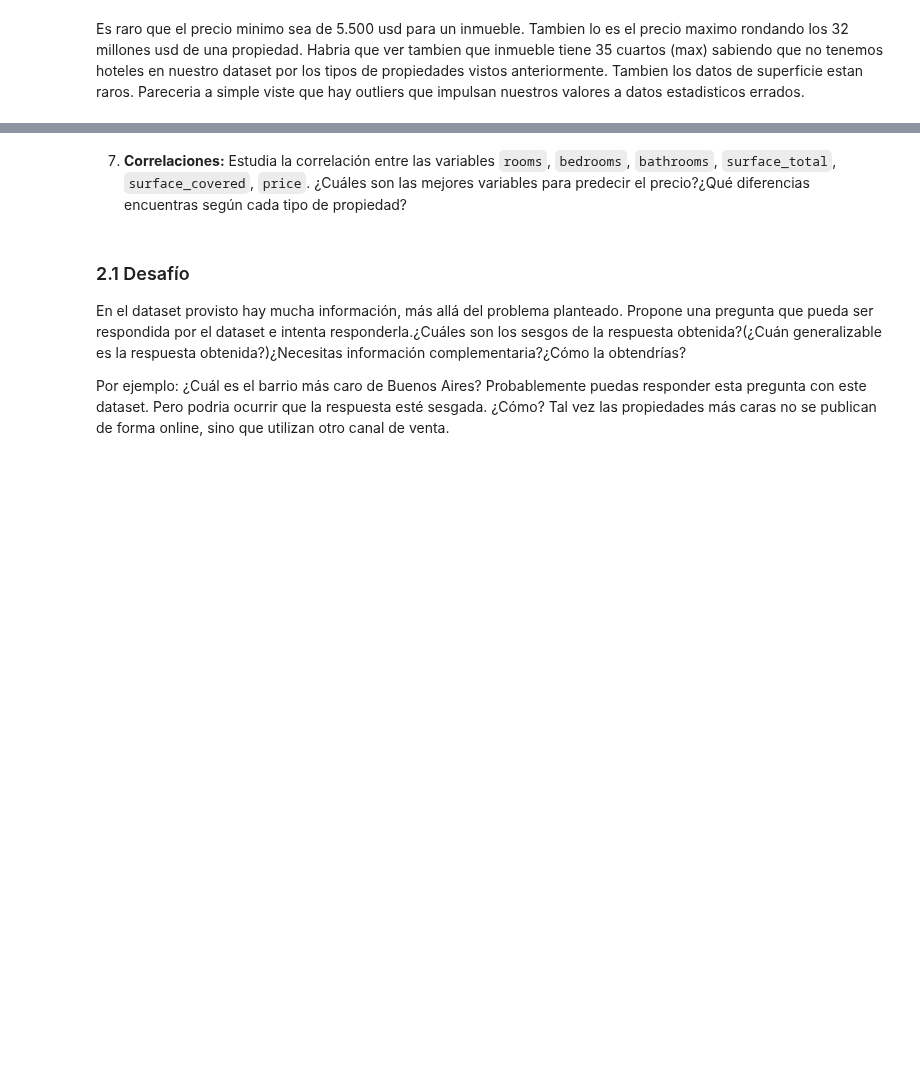
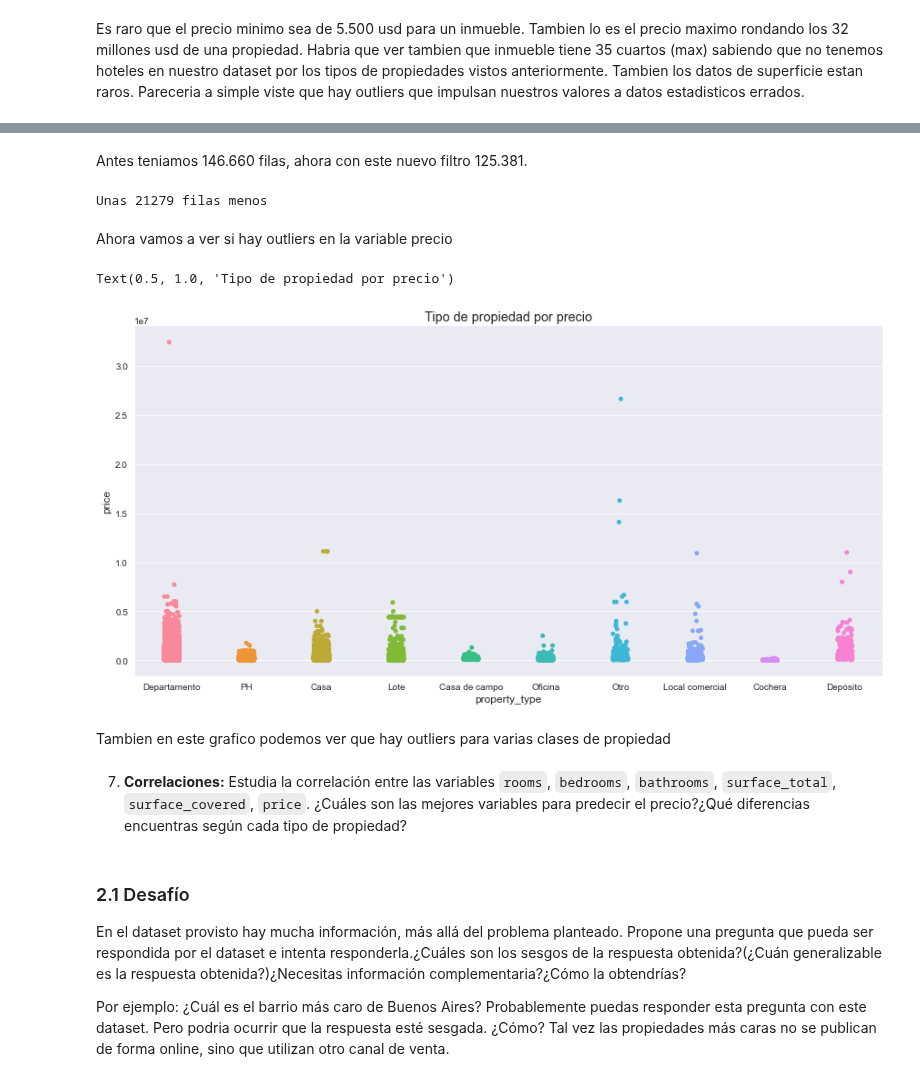
Before and after one commit to ldotto46/01.Proj_Real-State, a Jupyter notebook: DS_Proyecto_01(Rodriguez Luis).ipynb, the cells around one changed output, grey strips where cells are left out. Drawn from its saved outputs; the diff is of its cells as text; code cells hidden in the pictures; blank space fills up the shorter version.

```diff
--- a/DS_Proyecto_01(Rodriguez Luis).ipynb
+++ b/DS_Proyecto_01(Rodriguez Luis).ipynb
@@ -294,0 +331,8 @@ NameError: name 'surface_total' is not defined
+# %% [markdown]
+Antes teniamos 146.660 filas, ahora con este nuevo filtro 125.381.
+# %%
+print('Unas',146660-125381,'filas menos')
+# %% [output]
+Unas 21279 filas menos
+# %% [markdown]
+Ahora vamos a ver si hay outliers en la variable precio
@@ -295,3 +342,12 @@ NameError: name 'surface_total' is not defined
+# %%
+sns.set_style('darkgrid')
+sns.catplot(x='property_type', y='price', data=df, height=6, aspect=2)
+plt.title('Tipo de propiedad por precio')
+# %% [output]
+Text(0.5, 1.0, 'Tipo de propiedad por precio')
+[figure, added]
+# %% [markdown]
+Tambien en este grafico podemos ver que hay outliers para varias clases de propiedad
 # %% [markdown]
 7. **Correlaciones:** Estudia la correlación entre las variables `rooms`, `bedrooms`, `bathrooms`, `surface_total`, `surface_covered`, `price`. ¿Cuáles son las mejores variables para predecir el precio?¿Qué diferencias encuentras según cada tipo de propiedad?
 # %%
```
Also changed, not shown: parts of 11 cells of this notebook.
